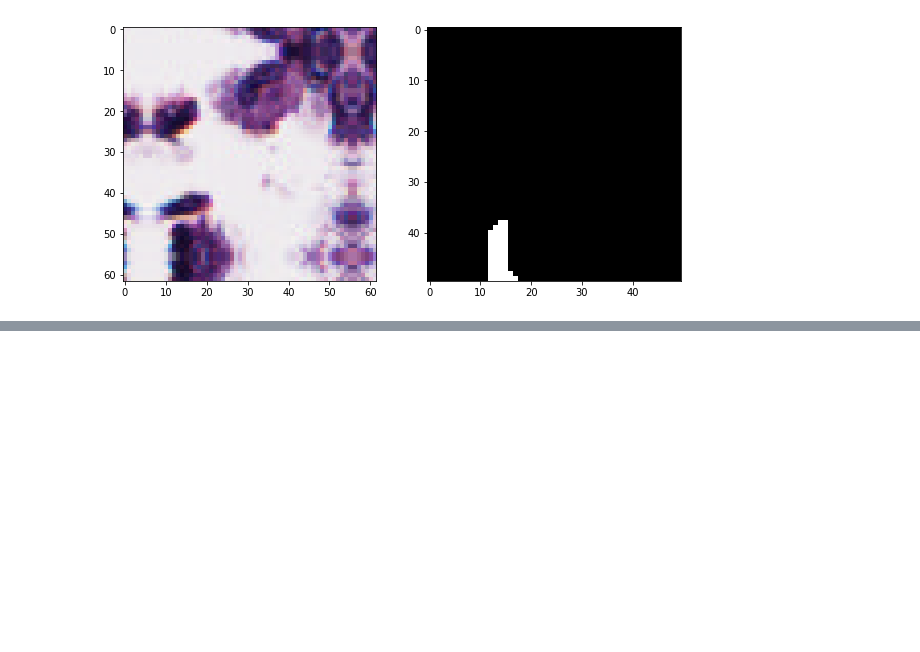
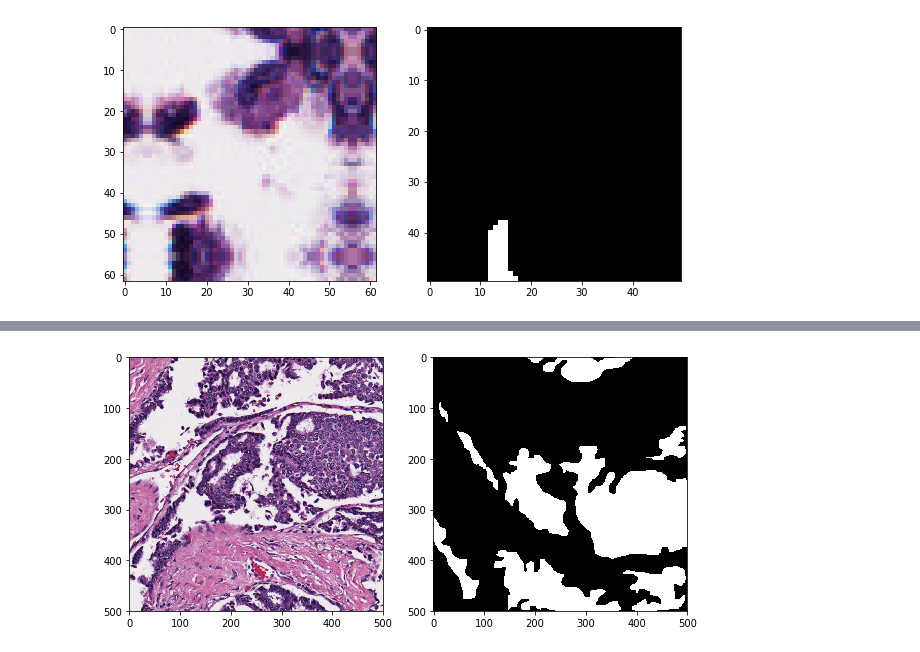
Before and after one commit to jgc128/topcoder_pathimage_segmentation, a Jupyter notebook: test_image_augmentation.ipynb, the cells around one changed output, grey strips where cells are left out. Cells and saved outputs as stored; diff of their text form; code cells hidden in the pictures; blank space fills up the shorter version.

```diff
--- a/test_image_augmentation.ipynb
+++ b/test_image_augmentation.ipynb
@@ -119,0 +190,4 @@ plot_image_and_mask(image_t, mask_t)
+# %%
+plot_image_and_mask(np.flipud(image), mask)
+# %% [output]
+[figure, added]
```
Also changed, not shown: parts of 15 cells of this notebook, 6 other files.
